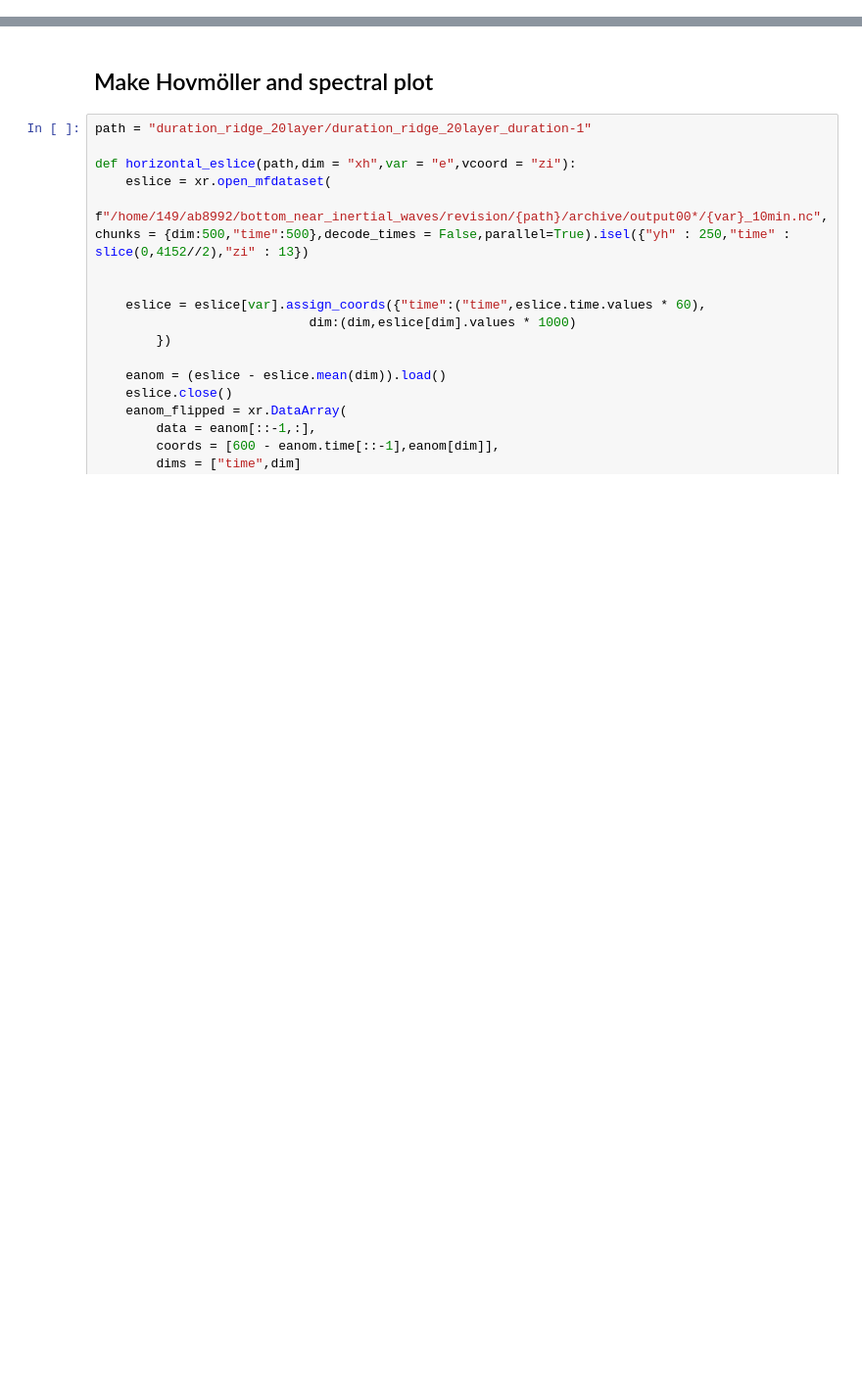
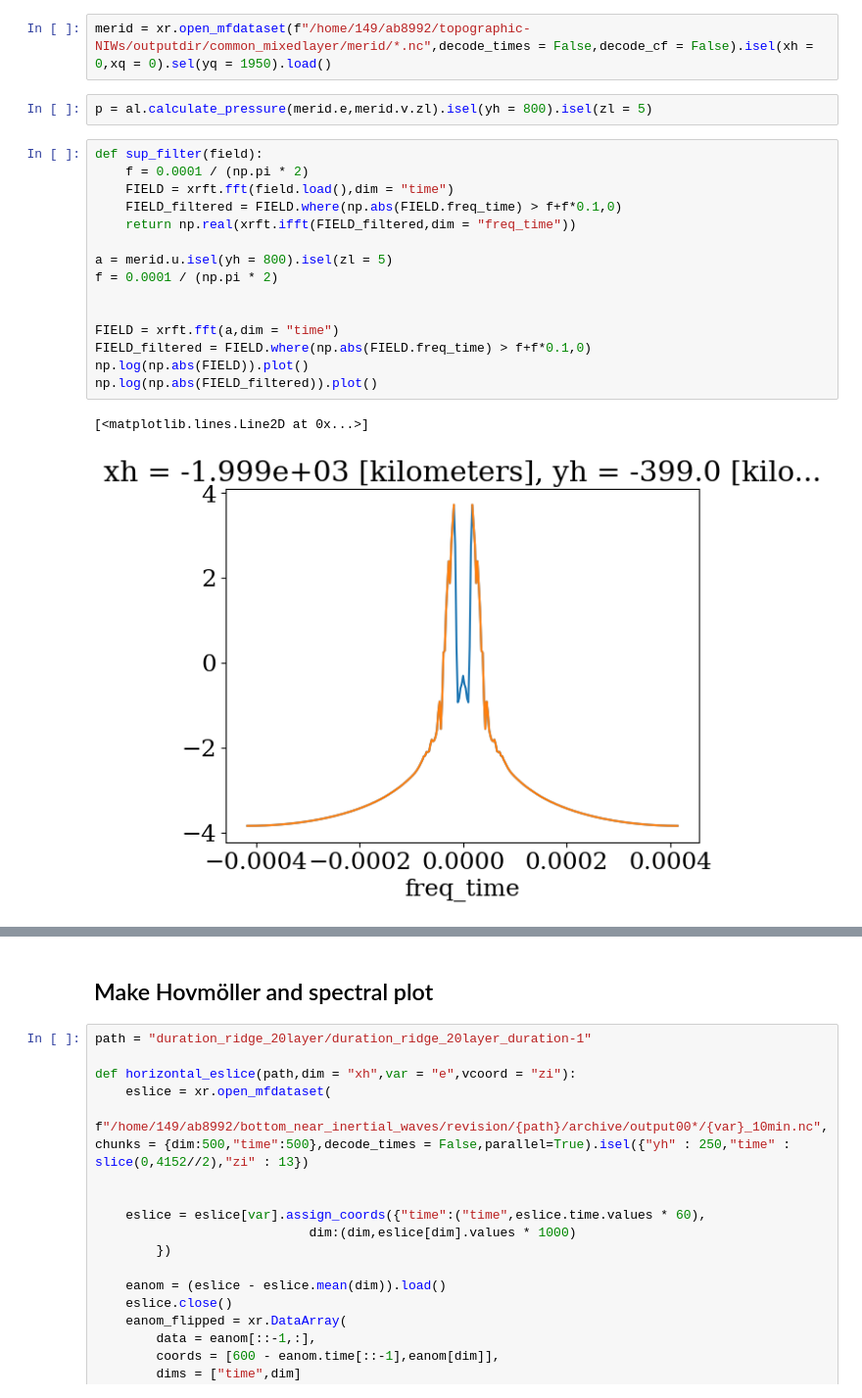
Before and after one commit to ashjbarnes/topographic-NIWs, a Jupyter notebook: make_plots.ipynb, the cells around one changed output, grey strips where cells are left out. Shown at 98% size. Saved outputs shown, nothing was run; the diff lists cells and outputs as text; blank space fills up the shorter version.

```diff
--- a/make_plots.ipynb
+++ b/make_plots.ipynb
@@ -27,0 +456,22 @@ Error:
+# %%
+merid = xr.open_mfdataset(f"/home/149/ab8992/topographic-NIWs/outputdir/common_mixedlayer/merid/*.nc",decode_times = False,decode_cf = False).isel(xh = 0,xq = 0).sel(yq = 1950).load()
+# %%
+p = al.calculate_pressure(merid.e,merid.v.zl).isel(yh = 800).isel(zl = 5)
+# %%
+def sup_filter(field):
+    f = 0.0001 / (np.pi * 2)
+    FIELD = xrft.fft(field.load(),dim = "time")
+    FIELD_filtered = FIELD.where(np.abs(FIELD.freq_time) > f+f*0.1,0)
+    return np.real(xrft.ifft(FIELD_filtered,dim = "freq_time"))
+
+a = merid.u.isel(yh = 800).isel(zl = 5)
+f = 0.0001 / (np.pi * 2)
+
+
+FIELD = xrft.fft(a,dim = "time")
+FIELD_filtered = FIELD.where(np.abs(FIELD.freq_time) > f+f*0.1,0)
+np.log(np.abs(FIELD)).plot()
+np.log(np.abs(FIELD_filtered)).plot()
+# %% [output]
+[<matplotlib.lines.Line2D at 0x...>]
+[figure, added]
```
Also changed, not shown: parts of 27 cells of this notebook, 1 other file.
